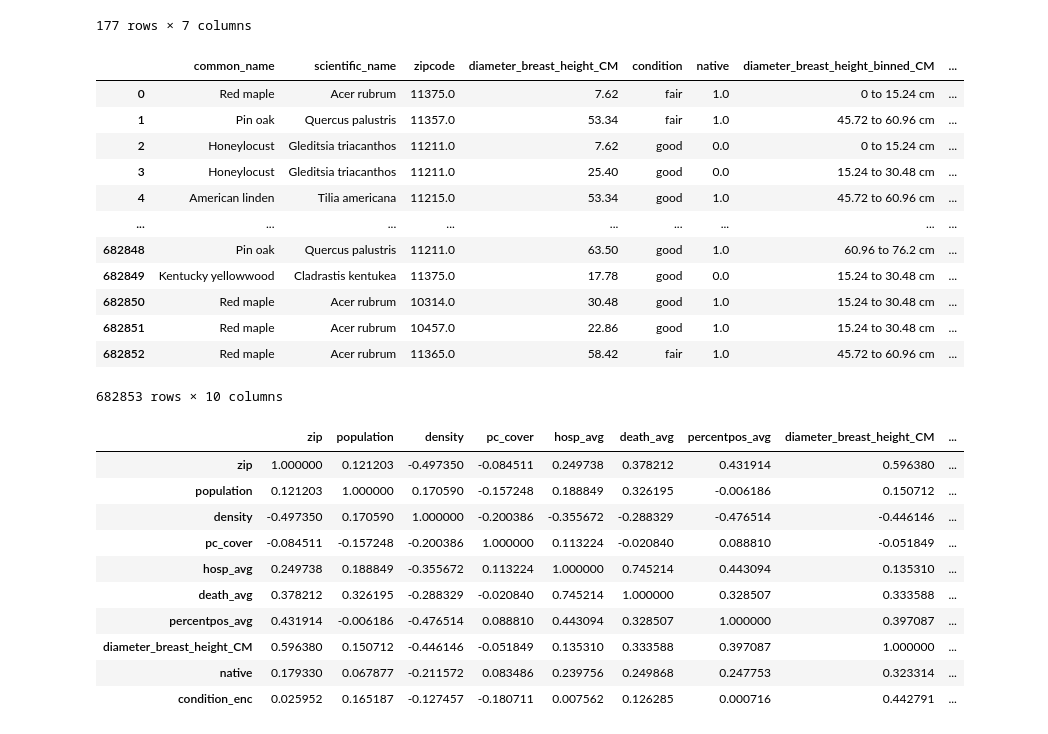
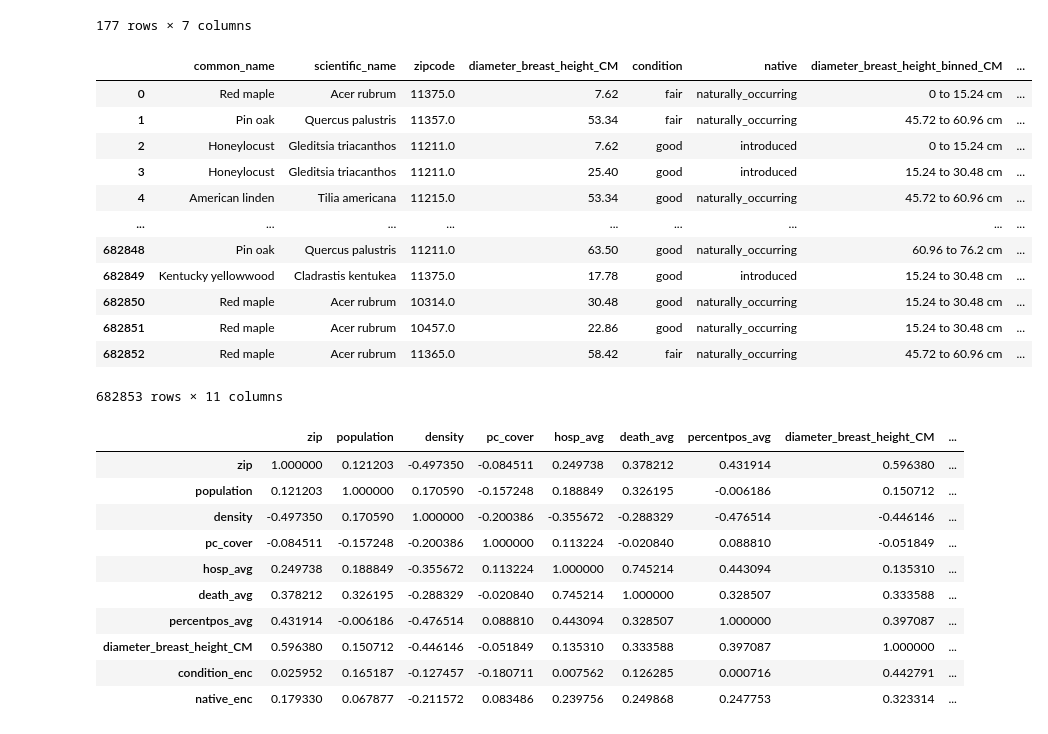
Before and after one commit to chenxcynthia/green-spaces, a Jupyter notebook: corr.ipynb, the cells around one changed output. Drawn from its saved outputs; the diff is of its cells as text; code cells hidden in the pictures.

```diff
--- a/corr.ipynb
+++ b/corr.ipynb
@@ -58,22 +59,22 @@ df_combined
 df_trees = pd.read_csv('./relevant/5_million_trees_NYC.csv').drop(columns=['Unnamed: 0'])
 # %%
 df_trees['condition_enc'] = df_trees['condition'].map({'nan': 0, 'poor': 1, 'fair': 2, 'good': 3})
-df_trees['native'] = df_trees['native'].map({'introduced': 0, 'naturally_occurring': 1})
+df_trees['native_enc'] = df_trees['native'].map({'introduced': 0, 'naturally_occurring': 1})
 df_trees
 # %% [output]
 |  | common_name | scientific_name | zipcode | diameter_breast_height_CM | condition | native | diameter_breast_height_binned_CM | ... |
-| 0 | Red maple | Acer rubrum | 11375.0 | 7.62 | fair | 1.0 | 0 to 15.24 cm | ... |
-| 1 | Pin oak | Quercus palustris | 11357.0 | 53.34 | fair | 1.0 | 45.72 to 60.96 cm | ... |
-| 2 | Honeylocust | Gleditsia triacanthos | 11211.0 | 7.62 | good | 0.0 | 0 to 15.24 cm | ... |
-| 3 | Honeylocust | Gleditsia triacanthos | 11211.0 | 25.40 | good | 0.0 | 15.24 to 30.48 cm | ... |
-| 4 | American linden | Tilia americana | 11215.0 | 53.34 | good | 1.0 | 45.72 to 60.96 cm | ... |
+| 0 | Red maple | Acer rubrum | 11375.0 | 7.62 | fair | naturally_occurring | 0 to 15.24 cm | ... |
+| 1 | Pin oak | Quercus palustris | 11357.0 | 53.34 | fair | naturally_occurring | 45.72 to 60.96 cm | ... |
+| 2 | Honeylocust | Gleditsia triacanthos | 11211.0 | 7.62 | good | introduced | 0 to 15.24 cm | ... |
+| 3 | Honeylocust | Gleditsia triacanthos | 11211.0 | 25.40 | good | introduced | 15.24 to 30.48 cm | ... |
+| 4 | American linden | Tilia americana | 11215.0 | 53.34 | good | naturally_occurring | 45.72 to 60.96 cm | ... |
 | ... | ... | ... | ... | ... | ... | ... | ... | ... |
-| 682848 | Pin oak | Quercus palustris | 11211.0 | 63.50 | good | 1.0 | 60.96 to 76.2 cm | ... |
-| 682849 | Kentucky yellowwood | Cladrastis kentukea | 11375.0 | 17.78 | good | 0.0 | 15.24 to 30.48 cm | ... |
-| 682850 | Red maple | Acer rubrum | 10314.0 | 30.48 | good | 1.0 | 15.24 to 30.48 cm | ... |
-| 682851 | Red maple | Acer rubrum | 10457.0 | 22.86 | good | 1.0 | 15.24 to 30.48 cm | ... |
-| 682852 | Red maple | Acer rubrum | 11365.0 | 58.42 | fair | 1.0 | 45.72 to 60.96 cm | ... |
+| 682848 | Pin oak | Quercus palustris | 11211.0 | 63.50 | good | naturally_occurring | 60.96 to 76.2 cm | ... |
+| 682849 | Kentucky yellowwood | Cladrastis kentukea | 11375.0 | 17.78 | good | introduced | 15.24 to 30.48 cm | ... |
+| 682850 | Red maple | Acer rubrum | 10314.0 | 30.48 | good | naturally_occurring | 15.24 to 30.48 cm | ... |
+| 682851 | Red maple | Acer rubrum | 10457.0 | 22.86 | good | naturally_occurring | 15.24 to 30.48 cm | ... |
+| 682852 | Red maple | Acer rubrum | 11365.0 | 58.42 | fair | naturally_occurring | 45.72 to 60.96 cm | ... |
-682853 rows × 10 columns
+682853 rows × 11 columns
 # %%
 df_combined = df_combined.merge(df_trees.groupby('zipcode').mean(), left_on='zip', right_index=True)
 # %%
@@ -88,5 +89,5 @@ df_combined.corr(method='pearson')
 | death_avg | 0.378212 | 0.326195 | -0.288329 | -0.020840 | 0.745214 | 1.000000 | 0.328507 | 0.333588 | ... |
 | percentpos_avg | 0.431914 | -0.006186 | -0.476514 | 0.088810 | 0.443094 | 0.328507 | 1.000000 | 0.397087 | ... |
 | diameter_breast_height_CM | 0.596380 | 0.150712 | -0.446146 | -0.051849 | 0.135310 | 0.333588 | 0.397087 | 1.000000 | ... |
-| native | 0.179330 | 0.067877 | -0.211572 | 0.083486 | 0.239756 | 0.249868 | 0.247753 | 0.323314 | ... |
 | condition_enc | 0.025952 | 0.165187 | -0.127457 | -0.180711 | 0.007562 | 0.126285 | 0.000716 | 0.442791 | ... |
+| native_enc | 0.179330 | 0.067877 | -0.211572 | 0.083486 | 0.239756 | 0.249868 | 0.247753 | 0.323314 | ... |
```
Also changed, not shown: parts of 7 cells of this notebook, 1 other file.
